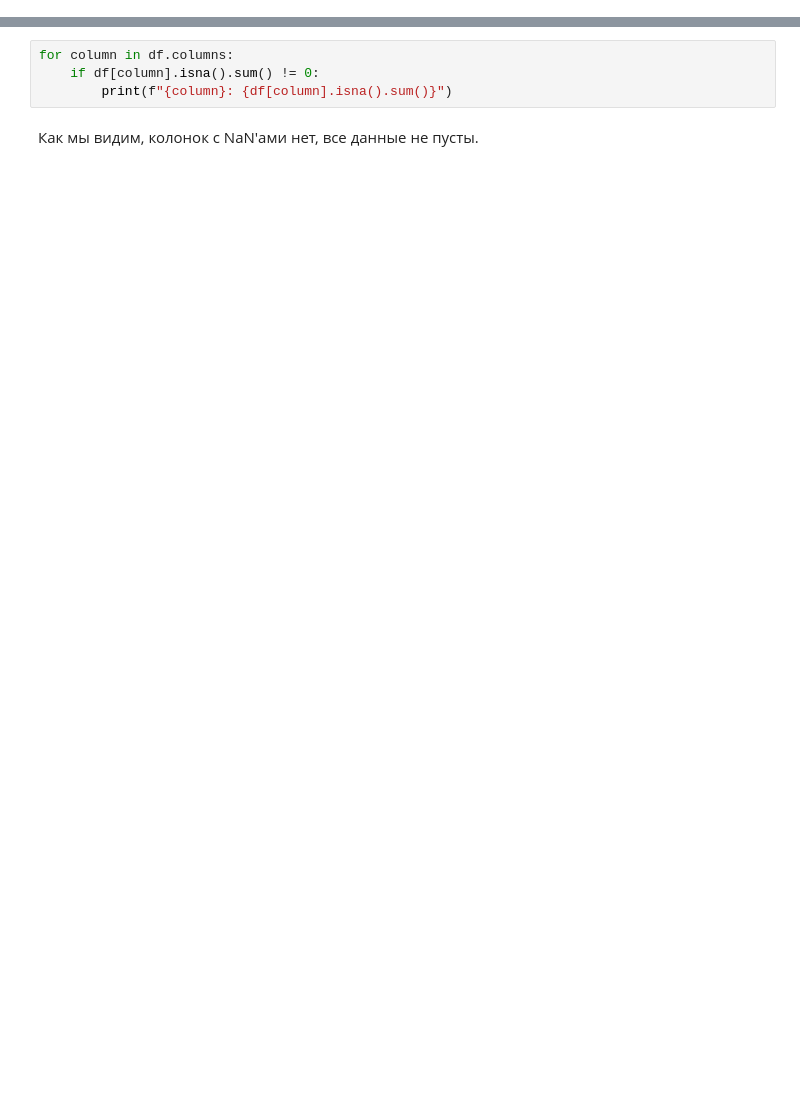
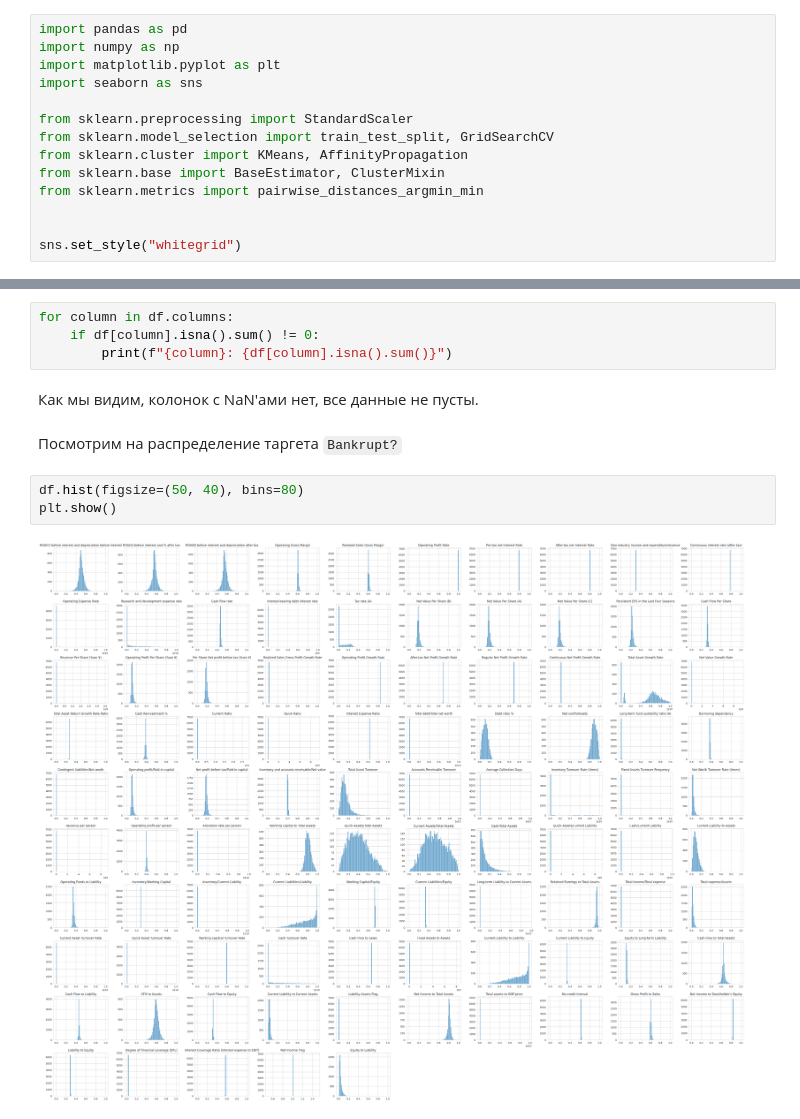
Before and after one commit to maybenotilya/ml-course, a Jupyter notebook: solutions/task06_unsupervised_learning.ipynb, the cells around one changed output, grey strips where cells are left out. Cells and saved outputs as stored; diff of their text form; blank space fills up the shorter version.

```diff
--- a/solutions/task06_unsupervised_learning.ipynb
+++ b/solutions/task06_unsupervised_learning.ipynb
@@ -27,3 +25,17 @@ import pandas as pd
+# %%
+import pandas as pd
+import numpy as np
+import matplotlib.pyplot as plt
+import seaborn as sns
+
+from sklearn.preprocessing import StandardScaler
+from sklearn.model_selection import train_test_split, GridSearchCV
+from sklearn.cluster import KMeans, AffinityPropagation
+from sklearn.base import BaseEstimator, ClusterMixin
+from sklearn.metrics import pairwise_distances_argmin_min
+
+
+sns.set_style("whitegrid")
 # %%
 RANDOM_SEED = 42
 # %%
@@ -81,3 +94,10 @@ for column in df.columns:
         print(f"{column}: {df[column].isna().sum()}")
 # %% [markdown]
 Как мы видим, колонок с NaN'ами нет, все данные не пусты.
+# %% [markdown]
+Посмотрим на распределение таргета `Bankrupt?`
+# %%
+df.hist(figsize=(50, 40), bins=80)
+plt.show()
+# %% [output]
+[figure, added]
```
Also changed, not shown: parts of 21 cells of this notebook, 1 other file.
